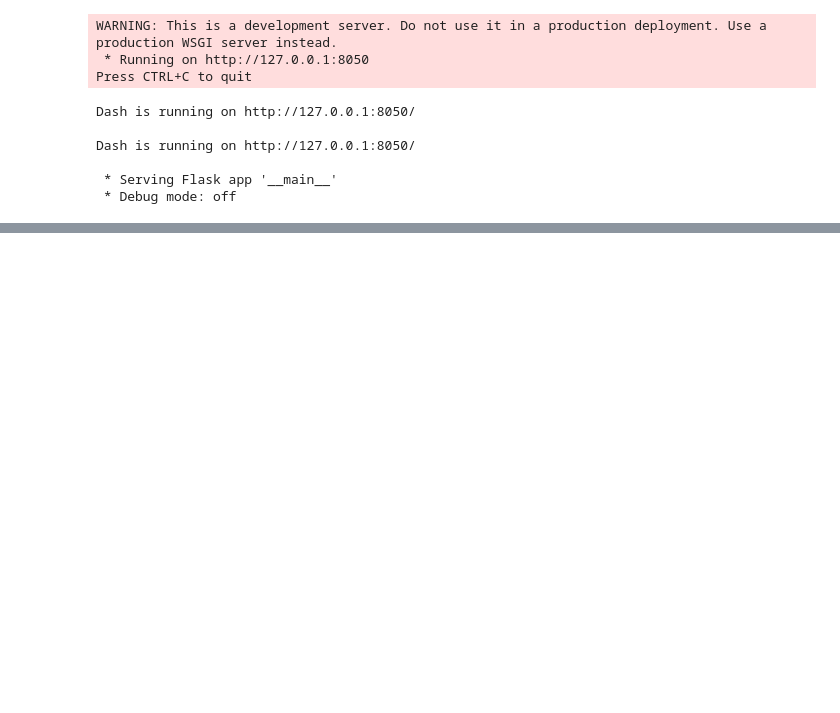
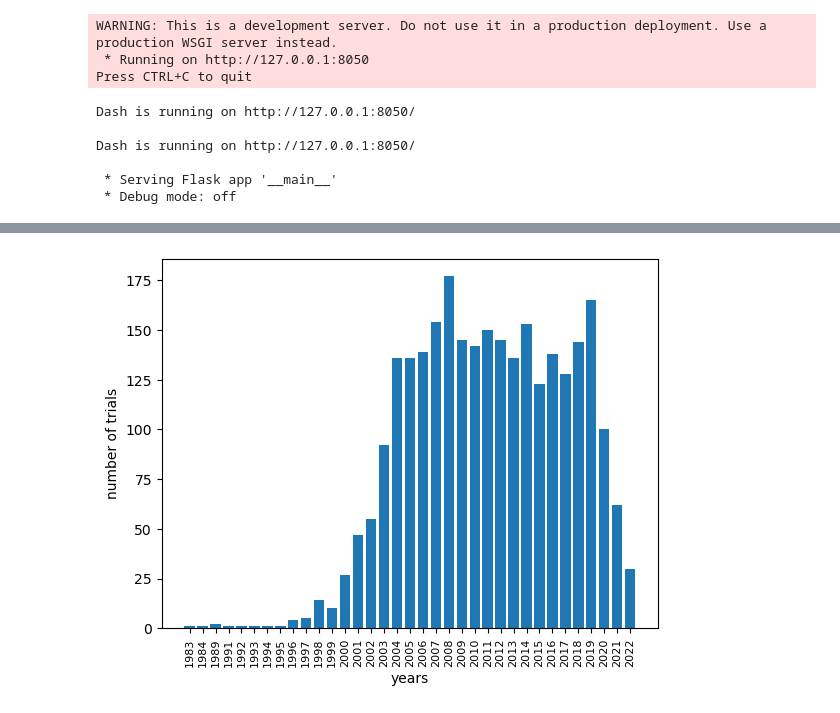
Before and after one commit to lucyschretter/scholia_visualization, a Jupyter notebook: general_data/dashboard_covid_schizophrenia.ipynb, the cells around one changed output, grey strips where cells are left out. Cells and saved outputs as stored; diff of their text form; code cells hidden in the pictures; blank space fills up the shorter version.

```diff
--- a/general_data/dashboard_covid_schizophrenia.ipynb
+++ b/general_data/dashboard_covid_schizophrenia.ipynb
@@ -862,0 +924,91 @@ if __name__ == '__main__':
+# %%
+# imports
+import matplotlib.pyplot as plt
+import pandas as pd
+
+def clinical_trials_per_year():
+    query = '''
+    PREFIX target: <http://www.wikidata.org/entity/Q41112>
+
+    SELECT
+      DISTINCT
+      ?start_date
+      ?trial ?trialLabel
+      ?intervention ?interventionLabel
+      ?sponsor ?sponsorLabel
+    WHERE {
+      ?trial wdt:P31 wd:Q30612 ;
+      wdt:P1050 / wdt:P279* target: .
+      OPTIONAL {
+        ?trial wdt:P580 ?starttime
+        BIND(SUBSTR(STR(?starttime), 0, 11) AS ?start_date)
+      }
+      OPTIONAL { ?trial wdt:P4844 ?intervention }
+      OPTIONAL { ?trial wdt:P859 ?sponsor }
+      SERVICE wikibase:label { bd:serviceParam wikibase:language "en,da,de,es,fr,jp,nl,no,pl,ru,sv,zh". }
+    }
+    ORDER BY DESC(?starttime)
+    '''
+    sparql.setQuery(query)
+    sparql.setReturnFormat(JSON)
+    results = sparql.query().convert()
+
+    # data preprocessing
+    dict_trials = {}
+
+    #trials = []
+    result_list = results['results']['bindings']
+    for res in result_list:
+        for res_key, res_value in res.items():
+            if res_key == 'trial':
+                uri = res_value['value']
+                splitted_uri = uri.split('/')
+                entity_id = splitted_uri[-1]
+                trials.append(entity_id)
+                dict_trials[entity_id] = res
+
+
+    trial_df = pd.DataFrame.from_dict(dict_trials)
+    trial_df = trial_df.transpose()
+    years = []
+    start_dates = []
+    for index, row in trial_df.iterrows():
+        start_date = row['start_date']
+        if isinstance(start_date, dict) :
+            value = start_date['value']
+            start_dates.append(value)
+    for date in start_dates:
+        year = date[0:4]
+        years.append(year)
+    year_counts = {}
+    for year in sorted(years):
+        if year in year_counts:
+            year_counts[year] += 1
+        else:
+            year_counts[year] = 1
+
+    year_counts_list = [(year, year_counts[year]) for year in year_counts]
+
+    # group the data by year
+    data_by_year = {}
+    for year, value in year_counts_list:
+        if year in data_by_year:
+            data_by_year[year].append(value)
+        else:
+            data_by_year[year] = [value]
+
+    # get the years and the values
+    years = list(data_by_year.keys())
+    values = [sum(data_by_year[year]) for year in years]
+
+    # create bar plot
+    plt.bar(years, values)
+    plt.ylabel('number of trials')
+    plt.xticks(rotation=90, fontsize = 8)
+    plt.xlabel('years')
+
+    return plt
+
+
+clinical_trials_per_year()
+# %% [output]
@@ -862,0 +1016 @@ if __name__ == '__main__':
+[figure, added]
```
Also changed, not shown: parts of 3 cells of this notebook, 3 other files.
